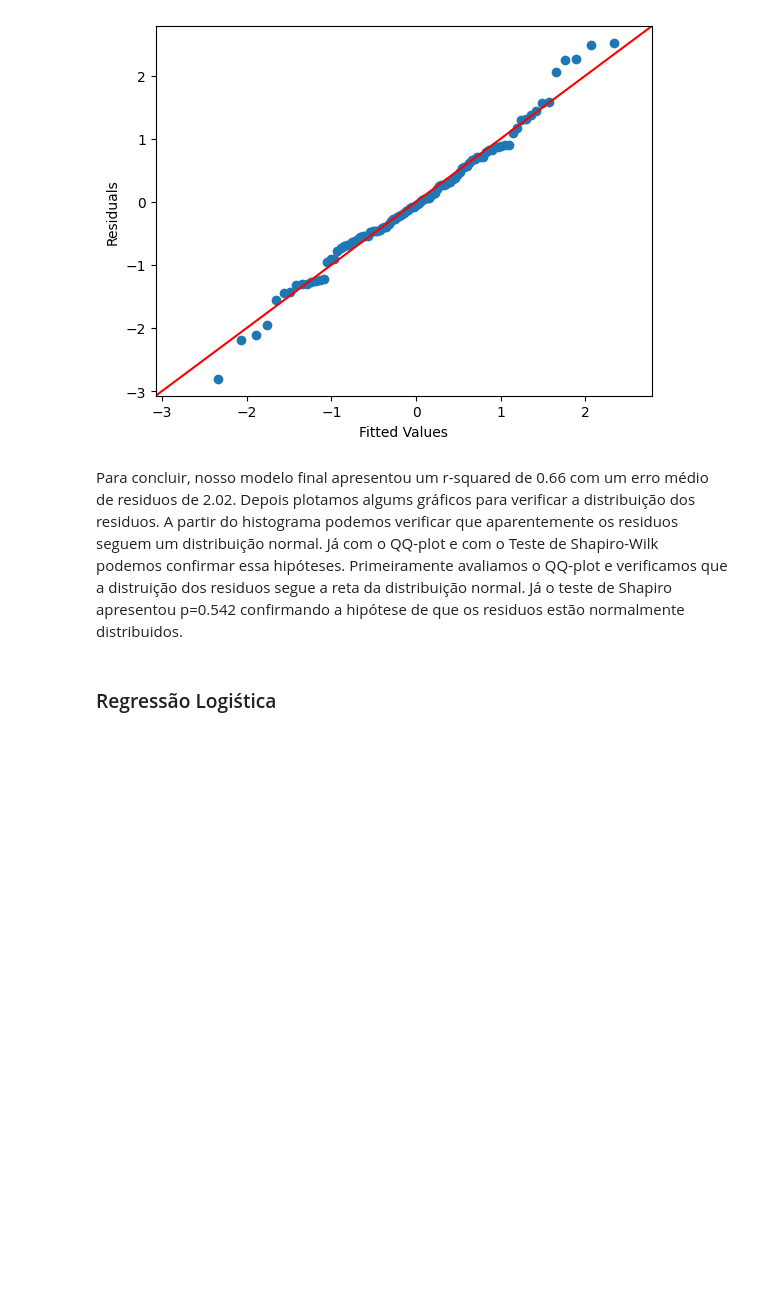
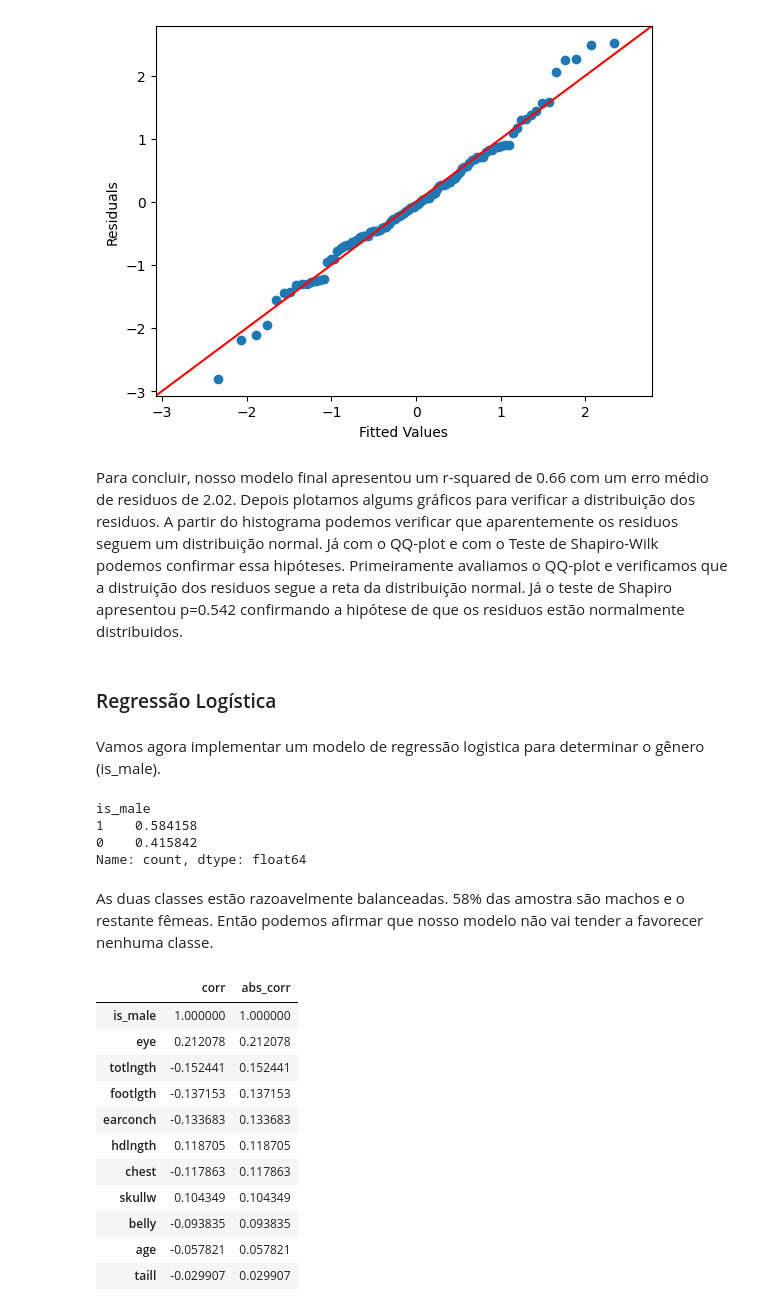
Before and after one commit to gabriel-victor933/project-applications-linear-regression, a Jupyter notebook: main.ipynb, the cells around one changed output. Saved outputs shown, nothing was run; the diff lists cells and outputs as text; code cells hidden in the pictures; blank space fills up the shorter version.

```diff
--- a/main.ipynb
+++ b/main.ipynb
@@ -274,4 +275,37 @@ Estatística=0.989, p=0.542
 # %% [markdown]
 Para concluir, nosso modelo final apresentou um r-squared de 0.66 com um erro médio de residuos de 2.02. Depois plotamos algums gráficos para verificar a distribuição dos residuos. A partir do histograma podemos verificar que aparentemente os residuos seguem um distribuição normal. Já com o QQ-plot e com o Teste de Shapiro-Wilk podemos confirmar essa hipóteses. Primeiramente avaliamos o QQ-plot e verificamos que a distruição dos residuos segue a reta da distribuição normal. Já o teste de Shapiro apresentou p=0.542 confirmando a hipótese de que os residuos estão normalmente distribuidos.
 # %% [markdown]
-### Regressão Logiśtica
+### Regressão Logística
+# %% [markdown]
+Vamos agora implementar um modelo de regressão logistica para determinar o gênero (is_male).
+# %%
+count = df_possum['is_male'].value_counts()
+
+## proporção
+count/sum(count)
+# %% [output]
+is_male
+1    0.584158
+0    0.415842
+Name: count, dtype: float64
+# %% [markdown]
+As duas classes estão razoavelmente balanceadas. 58% das amostra são machos e o restante fêmeas. Então podemos afirmar que nosso modelo não vai tender a favorecer nenhuma classe.
+# %%
+corr_is_male = df_possum.corr()['is_male']
+
+corr_is_male = pd.concat([corr_is_male, np.abs(corr_is_male)],axis=1,keys=['corr','abs_corr'])
+
+corr_is_male.sort_values('abs_corr',ascending=False)
+# %% [output]
+|  | corr | abs_corr |
+| is_male | 1.000000 | 1.000000 |
+| eye | 0.212078 | 0.212078 |
+| totlngth | -0.152441 | 0.152441 |
+| footlgth | -0.137153 | 0.137153 |
+| earconch | -0.133683 | 0.133683 |
+| hdlngth | 0.118705 | 0.118705 |
+| chest | -0.117863 | 0.117863 |
+| skullw | 0.104349 | 0.104349 |
+| belly | -0.093835 | 0.093835 |
+| age | -0.057821 | 0.057821 |
+| taill | -0.029907 | 0.029907 |
```
Also changed, not shown: parts of 22 cells of this notebook, 2 other files.
